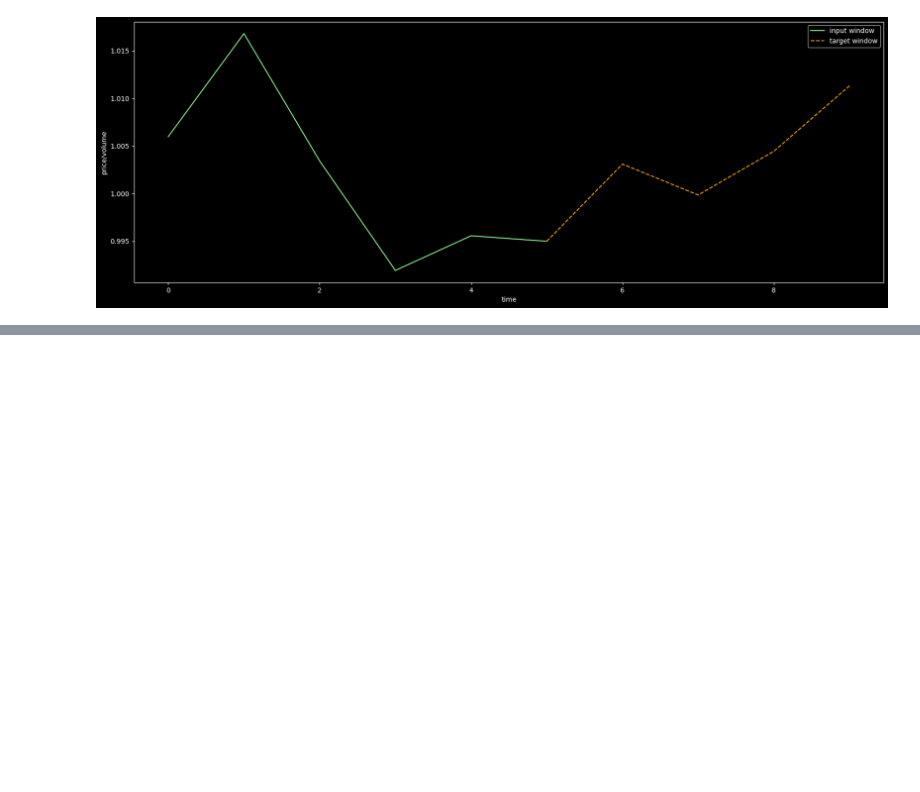
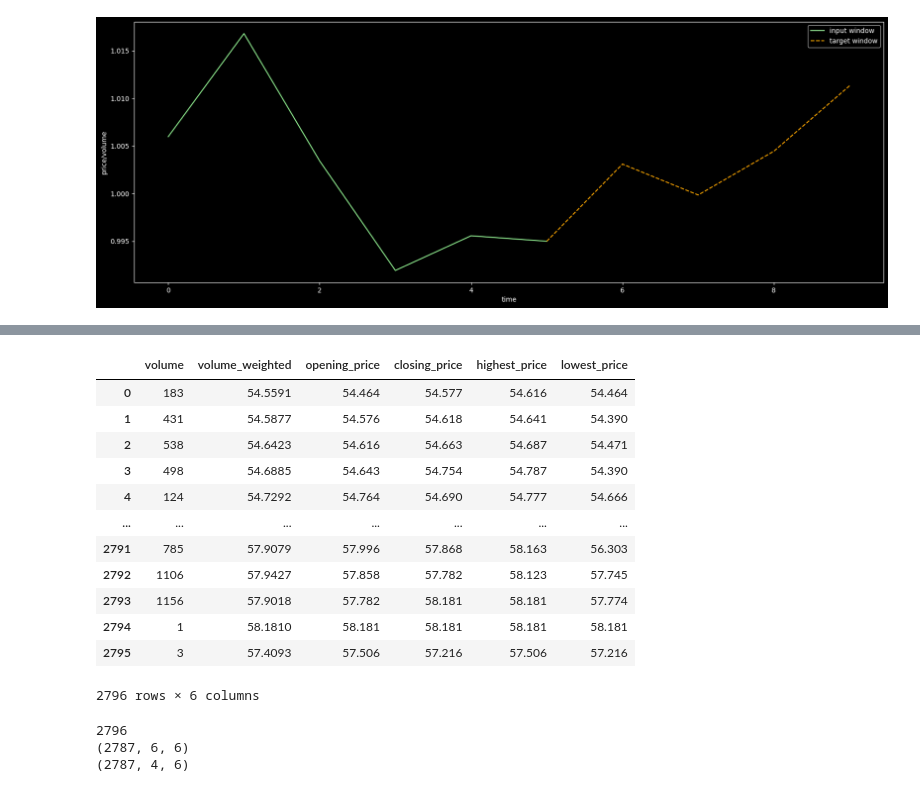
Before and after one commit to 08Aristodemus24/usd-php-ml-pipeline, a Jupyter notebook: experimentation.ipynb, the cells around one changed output, grey strips where cells are left out. Drawn from its saved outputs; the diff is of its cells as text; code cells hidden in the pictures; blank space fills up the shorter version.

```diff
--- a/experimentation.ipynb
+++ b/experimentation.ipynb
@@ -590,0 +609,39 @@ plt.show()
+# %%
+forex_signals = usd_php_forex_4hour_df[["volume", "volume_weighted", "opening_price", "closing_price", "highest_price", "lowest_price"]]
+forex_signals
+# %% [output]
+|  | volume | volume_weighted | opening_price | closing_price | highest_price | lowest_price |
+| 0 | 183 | 54.5591 | 54.464 | 54.577 | 54.616 | 54.464 |
+| 1 | 431 | 54.5877 | 54.576 | 54.618 | 54.641 | 54.390 |
+| 2 | 538 | 54.6423 | 54.616 | 54.663 | 54.687 | 54.471 |
+| 3 | 498 | 54.6885 | 54.643 | 54.754 | 54.787 | 54.390 |
+| 4 | 124 | 54.7292 | 54.764 | 54.690 | 54.777 | 54.666 |
+| ... | ... | ... | ... | ... | ... | ... |
+| 2791 | 785 | 57.9079 | 57.996 | 57.868 | 58.163 | 56.303 |
+| 2792 | 1106 | 57.9427 | 57.858 | 57.782 | 58.123 | 57.745 |
+| 2793 | 1156 | 57.9018 | 57.782 | 58.181 | 58.181 | 57.774 |
+| 2794 | 1 | 58.1810 | 58.181 | 58.181 | 58.181 | 58.181 |
+| 2795 | 3 | 57.4093 | 57.506 | 57.216 | 57.506 | 57.216 |
+2796 rows × 6 columns
+# %%
+# because there are 100 days each day having a 4 hour interval which would
+# result in 6 signals per day of close, high, low, volume, volume_weighted, and open
+# we can choose our window size to be 6, meaning we consider 6 4h intervals as our
+# input signal
+input_window_size = 6
+# and then predict let's say the next 16 hours of a signal so we would have a
+# target size of 4 since 16 hours is 4 4h intervals
+target_window_size = 4
+
+
+# we can consider our hop size to be 1 since each signal in the 4h interval
+# is important
+hop_size = 1
+inputs, targets = charge_raw_data(forex_signals.to_numpy(),
+    input_window_size=input_window_size,
+    target_window_size=target_window_size,
+    hop_size=hop_size)
+# %% [output]
+2796
+(2787, 6, 6)
+(2787, 4, 6)
```
Also changed, not shown: parts of 17 cells of this notebook, 3 other files.
